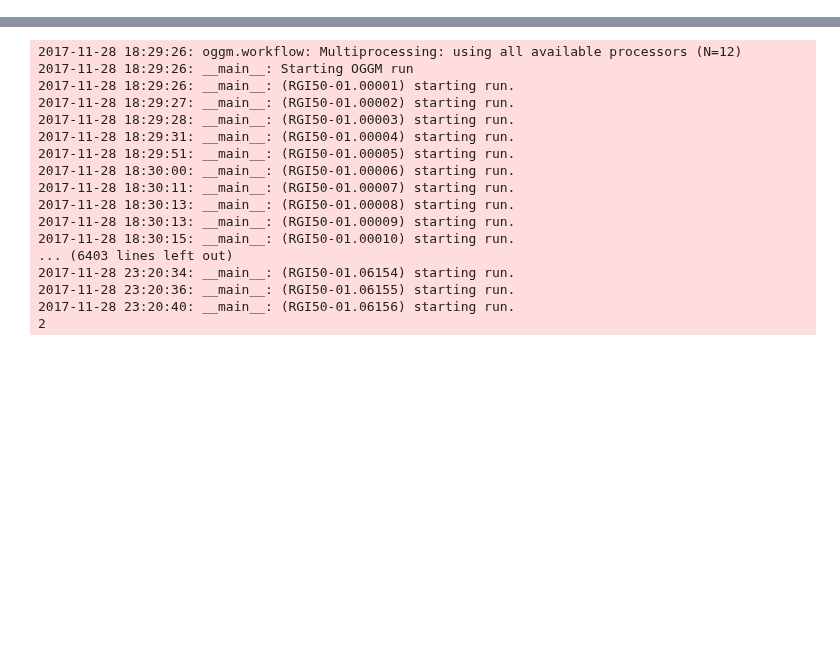
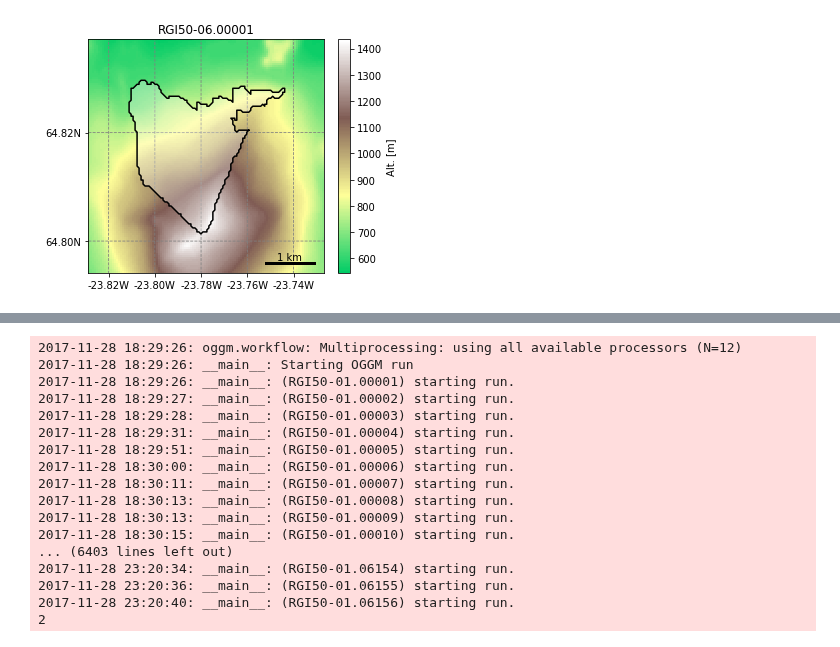
Before and after one commit to OGGM/oggm, a Jupyter notebook: ccsm_equil_runs.ipynb, the cells around one changed output, grey strips where cells are left out. Saved outputs shown, nothing was run; the diff lists cells and outputs as text; code cells hidden in the pictures; blank space fills up the shorter version.

```diff
--- a/ccsm_equil_runs.ipynb
+++ b/ccsm_equil_runs.ipynb
@@ -55,3 +123,7 @@ graphics.plot_modeloutput_map([gdir], model=model)
+# %%
+graphics.plot_domain(gdir)
+# %% [output]
+[figure, added]
 # %%
 model.volume_km3
 # %% [output]
```
Also changed, not shown: parts of 11 cells of this notebook, 2 other files.
